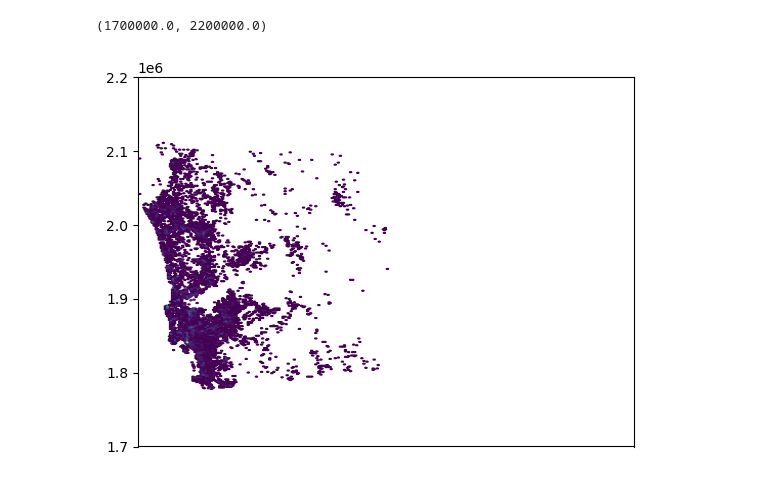
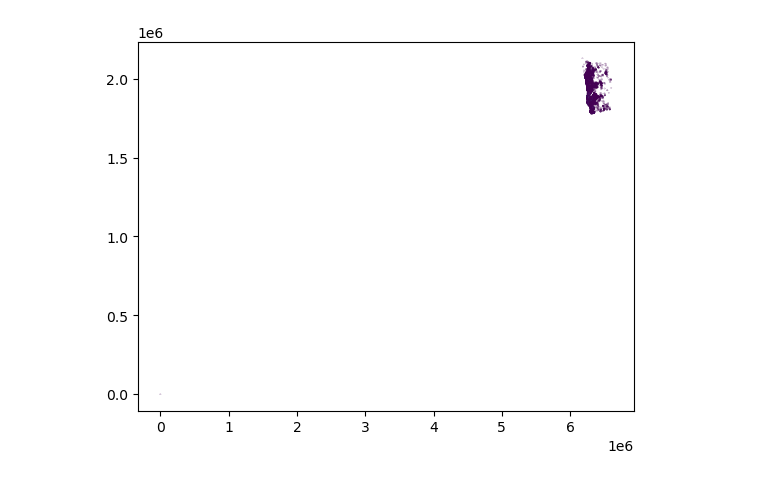
Before and after one commit to michaelmss/DSC180A-Activity-Centers, a Jupyter notebook: Notebooks/Hexbins.ipynb, the cells around one changed output. Drawn from its saved outputs; the diff is of its cells as text; code cells hidden in the pictures.

Commit message:
first attempts at clustering using hexbins

```diff
--- a/Notebooks/Hexbins.ipynb
+++ b/Notebooks/Hexbins.ipynb
@@ -8,13 +10,9 @@ gdf = gpd.read_file("../data/SANGIS/BUSINESS_SITES/BUSINESS_SITES.shp")
 gdf['x'] = gdf['geometry'].x
 gdf['y'] = gdf['geometry'].y
 # %%
-hexes = matplotlib.pyplot.hexbin( x= gdf['x'], y=gdf['y'],mincnt=1,gridsize=2000)
-plt.xticks(range(1, 5))
-
-plt.xlim(6200000, 7000000)
-plt.ylim(1700000, 2200000)
+# TODO make hexbins 1/4 mile
+hexes = matplotlib.pyplot.hexbin( x= gdf['x'], y=gdf['y'],mincnt=1,gridsize=3970)
 # %% [output]
-(1700000.0, 2200000.0)
-[figure, old version]
+[figure, new version]
 # %%
 hexbins = gpd.points_from_xy(x=[i[0] for i in hexes.get_offsets()],y=[i[1] for i in hexes.get_offsets()])[1:]
```
Also changed, not shown: parts of 13 cells of this notebook.
